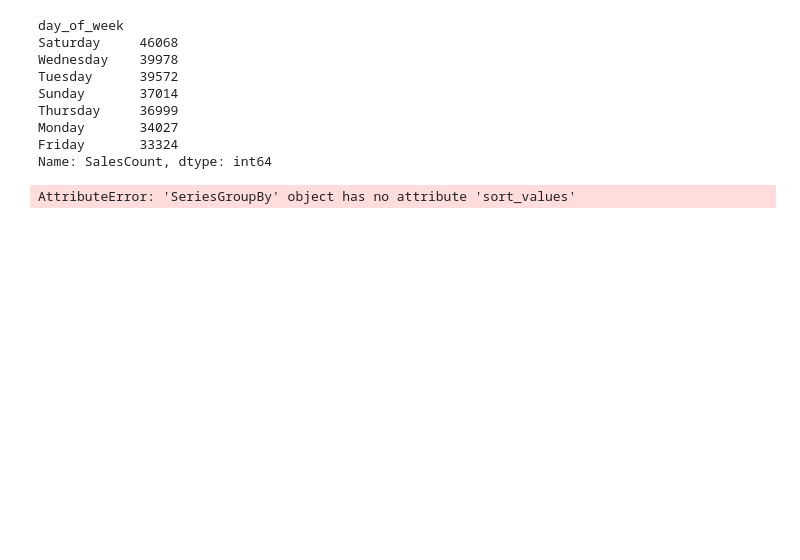
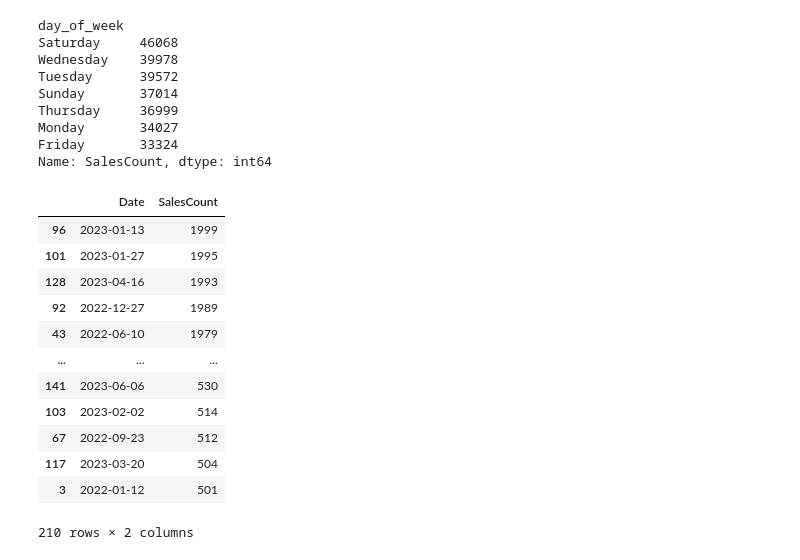
Before and after one commit to dimonpd/ml-courses-7bits, a Jupyter notebook: test.ipynb, the cells around one changed output. Cells and saved outputs as stored; diff of their text form; code cells hidden in the pictures; blank space fills up the shorter version.

```diff
--- a/test.ipynb
+++ b/test.ipynb
@@ -78,6 +94,18 @@ Monday       34027
 Friday       33324
 Name: SalesCount, dtype: int64
 # %%
-df.groupby('Date')['SalesCount'].sort_values(ascending=False)
+df.groupby('Date')['SalesCount'].first().reset_index().sort_values(by='SalesCount', ascending=False )
 # %% [output]
+|  | Date | SalesCount |
+| 96 | 2023-01-13 | 1999 |
+| 101 | 2023-01-27 | 1995 |
+| 128 | 2023-04-16 | 1993 |
+| 92 | 2022-12-27 | 1989 |
+| 43 | 2022-06-10 | 1979 |
+| ... | ... | ... |
+| 141 | 2023-06-06 | 530 |
+| 103 | 2023-02-02 | 514 |
+| 67 | 2022-09-23 | 512 |
+| 117 | 2023-03-20 | 504 |
+| 3 | 2022-01-12 | 501 |
-AttributeError: 'SeriesGroupBy' object has no attribute 'sort_values'
+210 rows × 2 columns
```
Also changed, not shown: parts of 12 cells of this notebook, 1 other file.
